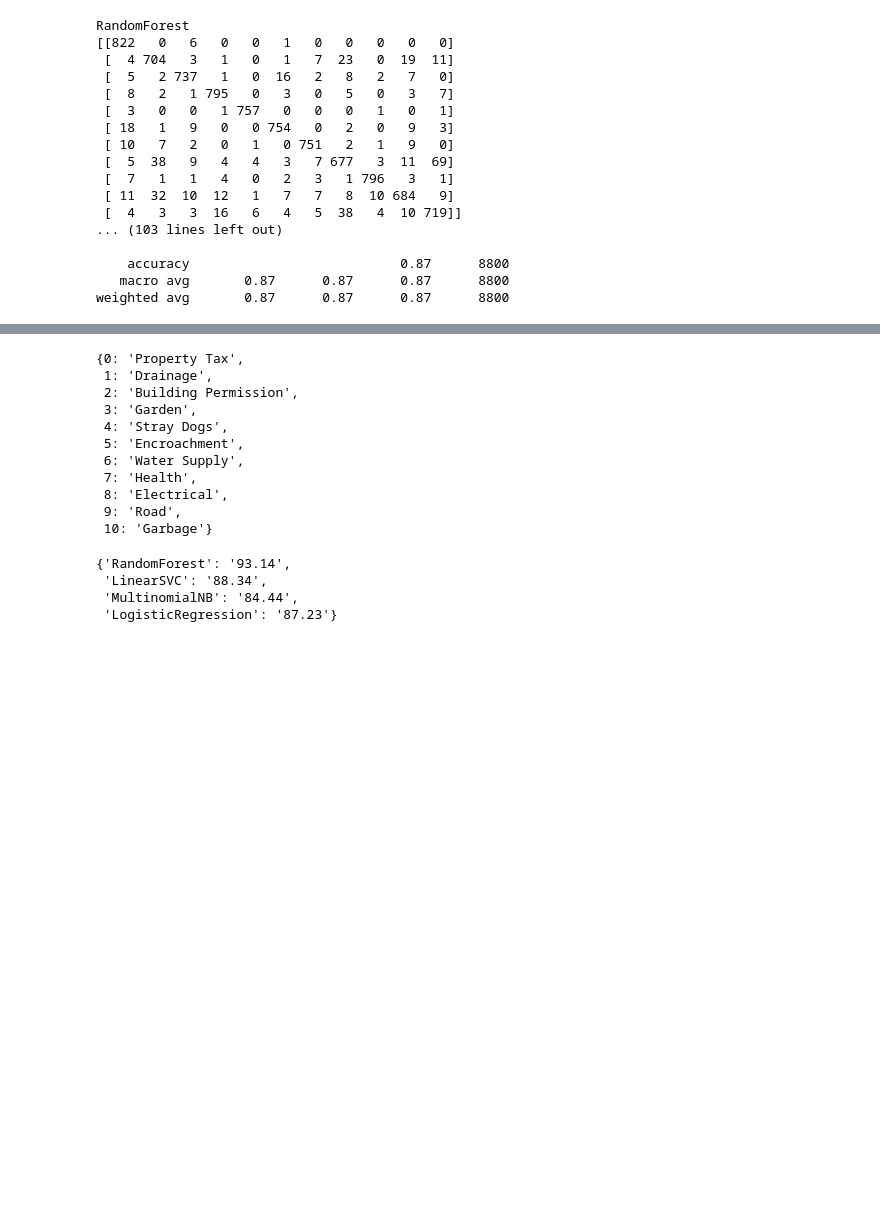
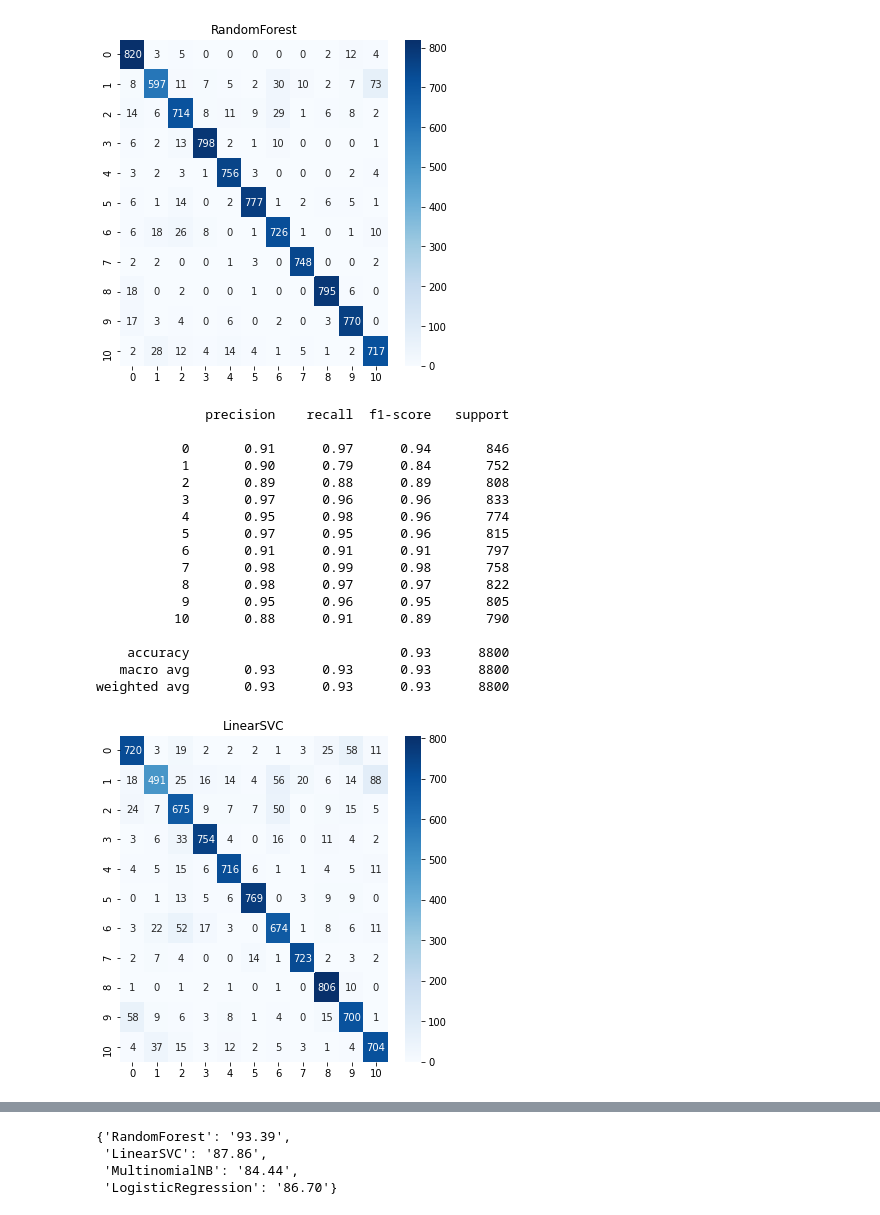
Before and after one commit to TheBrainGamingSingh/capstone-backend, a Jupyter notebook: model/classifier.ipynb, the cells around one changed output, grey strips where cells are left out. Drawn from its saved outputs; the diff is of its cells as text; code cells hidden in the pictures; blank space fills up the shorter version.

Commit message:
documented the model

```diff
--- a/model/classifier.ipynb
+++ b/model/classifier.ipynb
@@ -131,35 +150,39 @@ Y_test = np.array(y_test)
 # %%
 accuracies = {}
 for model_name in list(models.keys()):
     pipeline = Pipeline([('vect', vectorizer),
                          ('chi',  SelectKBest(chi2, k=1000)),
                          ('clf', models[model_name])])
 
     model = pipeline.fit(X_train, y_train)
     with open(f'{model_name}.pickle', 'wb') as f:
         pickle.dump(model, f)
 
 
-    print(model_name)
-    print(confusion_matrix(Y_test, model.predict(X_test)))
+    plt.figure(figsize=(6,6))
+    plt.title(model_name)
+    sns.heatmap(confusion_matrix(Y_test, model.predict(X_test)),annot=True,fmt='',cmap='Blues')
+    plt.show()
+
+    accuracies[model_name] = "{:.2f}".format(model.score(X_test, Y_test) * 100)
     print(classification_report(Y_test, model.predict(X_test)))
-    #print("Accuracy score: ","{:.2f}".format(model.score(X_test, Y_test) * 100))
-    accuracies[model_name] = "{:.2f}".format(model.score(X_test, Y_test) * 100)
 # %% [output]
+[figure, added]
-RandomForest
-[[822   0   6   0   0   1   0   0   0   0   0]
- [  4 704   3   1   0   1   7  23   0  19  11]
- [  5   2 737   1   0  16   2   8   2   7   0]
- [  8   2   1 795   0   3   0   5   0   3   7]
- [  3   0   0   1 757   0   0   0   1   0   1]
- [ 18   1   9   0   0 754   0   2   0   9   3]
- [ 10   7   2   0   1   0 751   2   1   9   0]
- [  5  38   9   4   4   3   7 677   3  11  69]
- [  7   1   1   4   0   2   3   1 796   3   1]
- [ 11  32  10  12   1   7   7   8  10 684   9]
- [  4   3   3  16   6   4   5  38   4  10 719]]
-... (103 lines left out)
+              precision    recall  f1-score   support
 
-    accuracy                           0.87      8800
-   macro avg       0.87      0.87      0.87      8800
-weighted avg       0.87      0.87      0.87      8800
+           0       0.91      0.97      0.94       846
+           1       0.90      0.79      0.84       752
+           2       0.89      0.88      0.89       808
+           3       0.97      0.96      0.96       833
+           4       0.95      0.98      0.96       774
+           5       0.97      0.95      0.96       815
+           6       0.91      0.91      0.91       797
+           7       0.98      0.99      0.98       758
+           8       0.98      0.97      0.97       822
+           9       0.95      0.96      0.95       805
+          10       0.88      0.91      0.89       790
+
+    accuracy                           0.93      8800
+   macro avg       0.93      0.93      0.93      8800
+weighted avg       0.93      0.93      0.93      8800
+[figure, added]
@@ -166,21 +242,7 @@ weighted avg       0.87      0.87      0.87      8800
-# %%
-mapper
-# %% [output]
-{0: 'Property Tax',
- 1: 'Drainage',
- 2: 'Building Permission',
- 3: 'Garden',
- 4: 'Stray Dogs',
- 5: 'Encroachment',
- 6: 'Water Supply',
- 7: 'Health',
- 8: 'Electrical',
- 9: 'Road',
- 10: 'Garbage'}
 # %%
 accuracies
 # %% [output]
-{'RandomForest': '93.14',
- 'LinearSVC': '88.34',
+{'RandomForest': '93.39',
+ 'LinearSVC': '87.86',
  'MultinomialNB': '84.44',
- 'LogisticRegression': '87.23'}
+ 'LogisticRegression': '86.70'}
```
Also changed, not shown: parts of 25 cells of this notebook, 3 other files.
